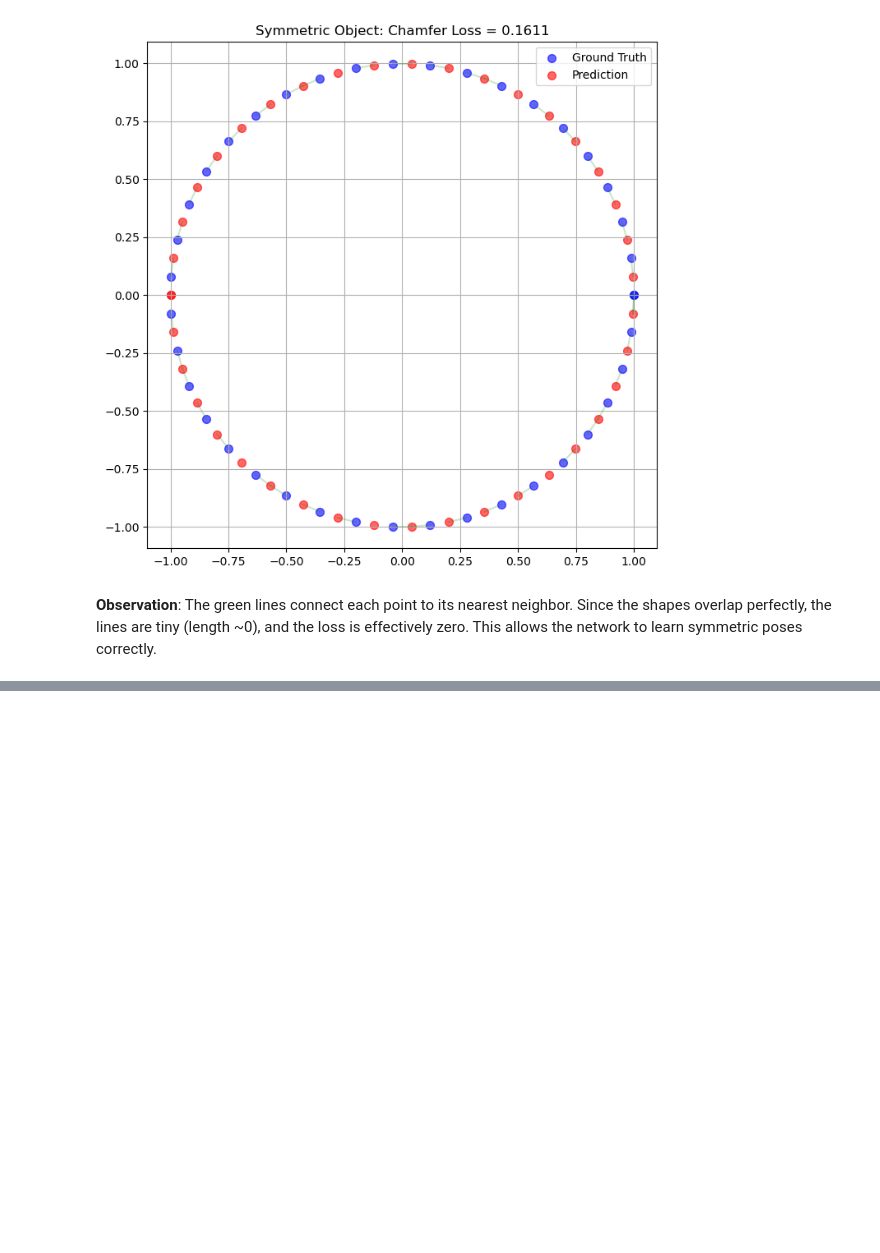
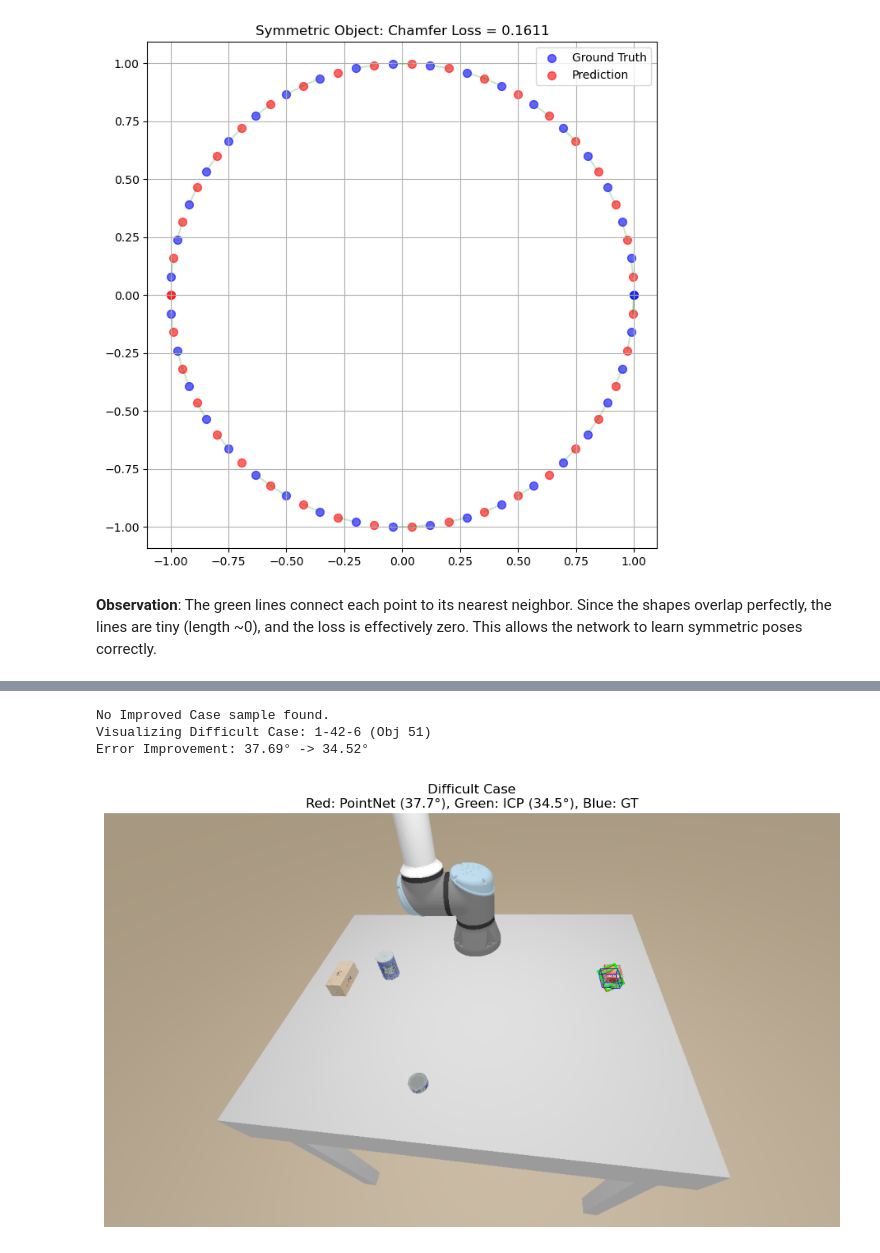
Before and after one commit to NUMPYFFT/6D-pose-est, a Jupyter notebook: see_data.ipynb, the cells around one changed output, grey strips where cells are left out. Drawn from its saved outputs; the diff is of its cells as text; code cells hidden in the pictures; blank space fills up the shorter version.

```diff
--- a/see_data.ipynb
+++ b/see_data.ipynb
@@ -378,0 +512,52 @@ The loss is near zero, correctly recognizing the valid pose.
+# %%
+def visualize_comparison(sample, title_prefix):
+    if sample is None:
+        print(f"No {title_prefix} sample found.")
+        return
+
+    print(f"Visualizing {title_prefix}: {sample['scene_name']} (Obj {sample['obj_id']})")
+    print(f"Error Improvement: {sample['err_before']:.2f}° -> {sample['err_after']:.2f}°")
+
+    # Load Image
+    img = np.array(Image.open(sample['rgb_path']))
+
+    # Draw Boxes
+    # 1. Ground Truth (Blue)
+    # We need to reconstruct T_gt from meta
+    T_gt_world = np.array(sample['meta']['poses_world'][sample['obj_id']])
+
+    # 2. PointNet (Red)
+    T_no_icp = sample['T_no_icp']
+
+    # 3. ICP (Green)
+    T_icp = sample['T_icp']
+
+    # Intrinsics/Extrinsics
+    K = np.array(sample['meta']['intrinsic'])
+    extrinsic = np.array(sample['meta']['extrinsic'])
+
+    size = sample['obj_dims'] * sample['scale']
+
+    # Draw PointNet (Red)
+    utils.draw_projected_box3d(img, T_no_icp[:3,3], size, T_no_icp[:3,:3], extrinsic, K, color=(255, 0, 0), thickness=2)
+
+    # Draw ICP (Green) - The "Improved" one
+    utils.draw_projected_box3d(img, T_icp[:3,3], size, T_icp[:3,:3], extrinsic, K, color=(0, 255, 0), thickness=2)
+
+    # Draw GT (Blue) - Reference
+    utils.draw_projected_box3d(img, T_gt_world[:3,3], size, T_gt_world[:3,:3], extrinsic, K, color=(0, 0, 255), thickness=1)
+
+    plt.figure(figsize=(12, 8))
+    plt.title(f"{title_prefix}\nRed: PointNet ({sample['err_before']:.1f}°), Green: ICP ({sample['err_after']:.1f}°), Blue: GT")
+    plt.imshow(img)
+    plt.axis('off')
+    plt.show()
+
+# Visualize
+visualize_comparison(improved_sample, "Improved Case")
+visualize_comparison(difficult_sample, "Difficult Case")
+# %% [output]
+No Improved Case sample found.
+Visualizing Difficult Case: 1-42-6 (Obj 51)
+Error Improvement: 37.69° -> 34.52°
+[figure, added]
```
Also changed, not shown: parts of 9 cells of this notebook, 13 other files.
